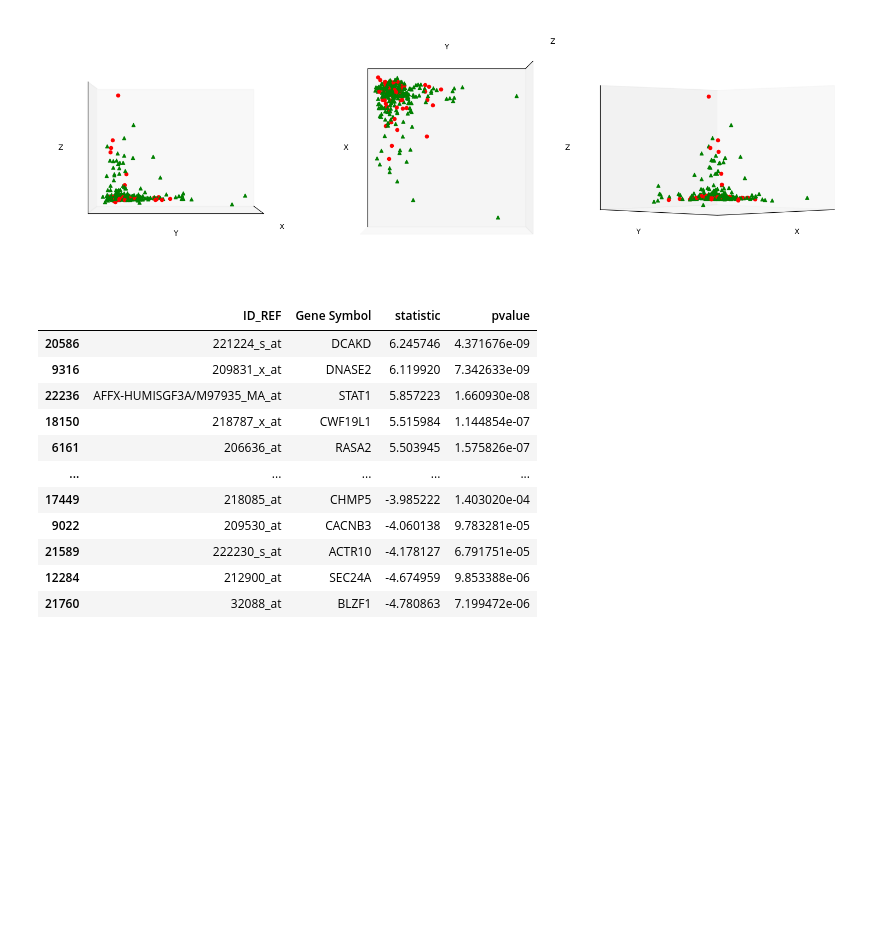
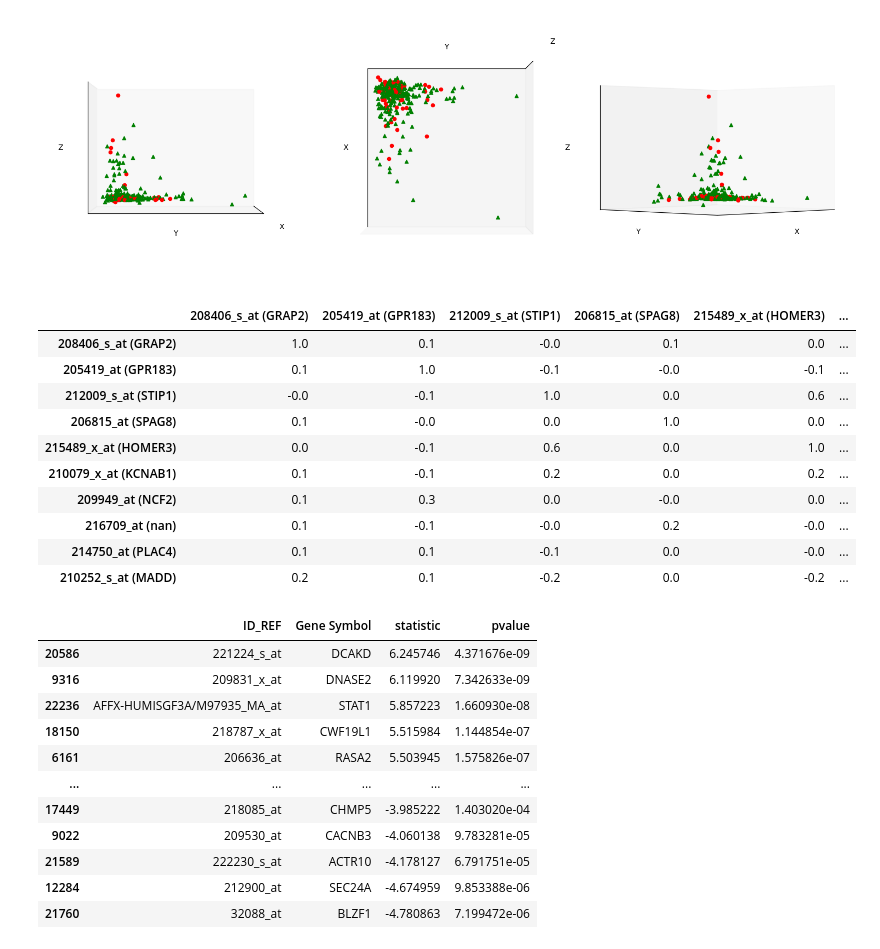
Before and after one commit to jasonrichdarmawan/npu-introduction-of-bioinformatics-data-visualization-logistic-regression, a Jupyter notebook: 01.ipynb, the cells around one changed output. Cells and saved outputs as stored; diff of their text form; code cells hidden in the pictures; blank space fills up the shorter version.

```diff
--- a/01.ipynb
+++ b/01.ipynb
@@ -604,6 +646,29 @@ plt.tight_layout()
 plt.show()
 # %% [output]
 [figure]
+# %%
+# Check feature correlation
+df_mi_features = df_mi.sort_values(ascending=False, by="Mutual Information")["ID_REF"].iloc[0:10].tolist()
+df_mi_corr = df_gse2034_data_transposed_target[df_mi_features].corr(method="pearson")
+
+df_mi_dict = df_mi.set_index("ID_REF")["Gene Symbol"].to_dict()
+
+df_mi_corr.columns = [f"{id_ref} ({df_mi_dict[id_ref]})" for id_ref in df_mi_corr.columns]
+df_mi_corr.index = [f"{id_ref} ({df_mi_dict[id_ref]})" for id_ref in df_mi_corr.index]
+
+df_mi_corr.style.background_gradient(cmap="coolwarm").format(precision=1)
+# %% [output]
+|  | 208406_s_at (GRAP2) | 205419_at (GPR183) | 212009_s_at (STIP1) | 206815_at (SPAG8) | 215489_x_at (HOMER3) | ... |
+| 208406_s_at (GRAP2) | 1.0 | 0.1 | -0.0 | 0.1 | 0.0 | ... |
+| 205419_at (GPR183) | 0.1 | 1.0 | -0.1 | -0.0 | -0.1 | ... |
+| 212009_s_at (STIP1) | -0.0 | -0.1 | 1.0 | 0.0 | 0.6 | ... |
+| 206815_at (SPAG8) | 0.1 | -0.0 | 0.0 | 1.0 | 0.0 | ... |
+| 215489_x_at (HOMER3) | 0.0 | -0.1 | 0.6 | 0.0 | 1.0 | ... |
+| 210079_x_at (KCNAB1) | 0.1 | -0.1 | 0.2 | 0.0 | 0.2 | ... |
+| 209949_at (NCF2) | 0.1 | 0.3 | 0.0 | -0.0 | 0.0 | ... |
+| 216709_at (nan) | 0.1 | -0.1 | -0.0 | 0.2 | -0.0 | ... |
+| 214750_at (PLAC4) | 0.1 | 0.1 | -0.1 | 0.0 | -0.0 | ... |
+| 210252_s_at (MADD) | 0.2 | 0.1 | -0.2 | 0.0 | -0.2 | ... |
 # %%
 # Feature Selection using t-test, p-value lower than 0.05
 df_ttest = {
```
Also changed, not shown: parts of 7 cells of this notebook.
